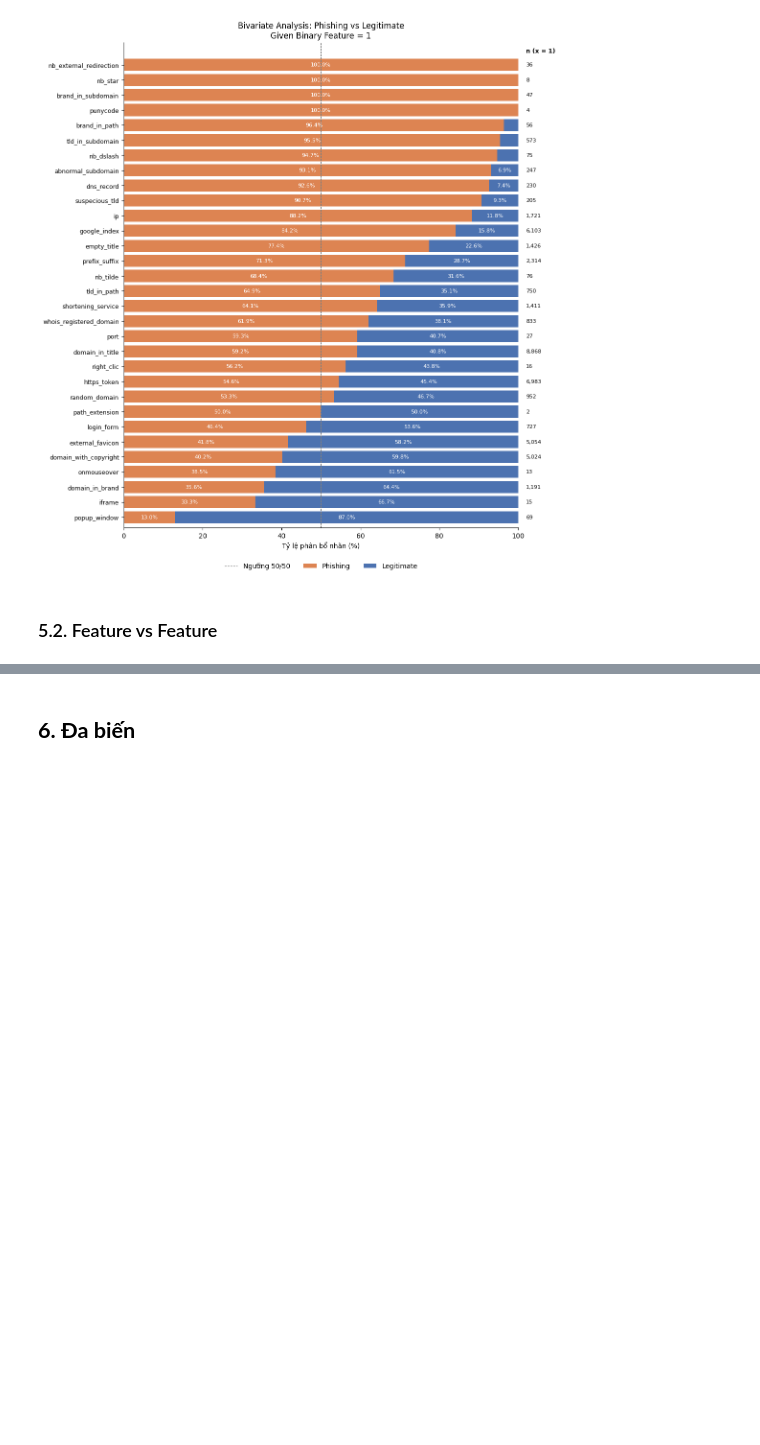
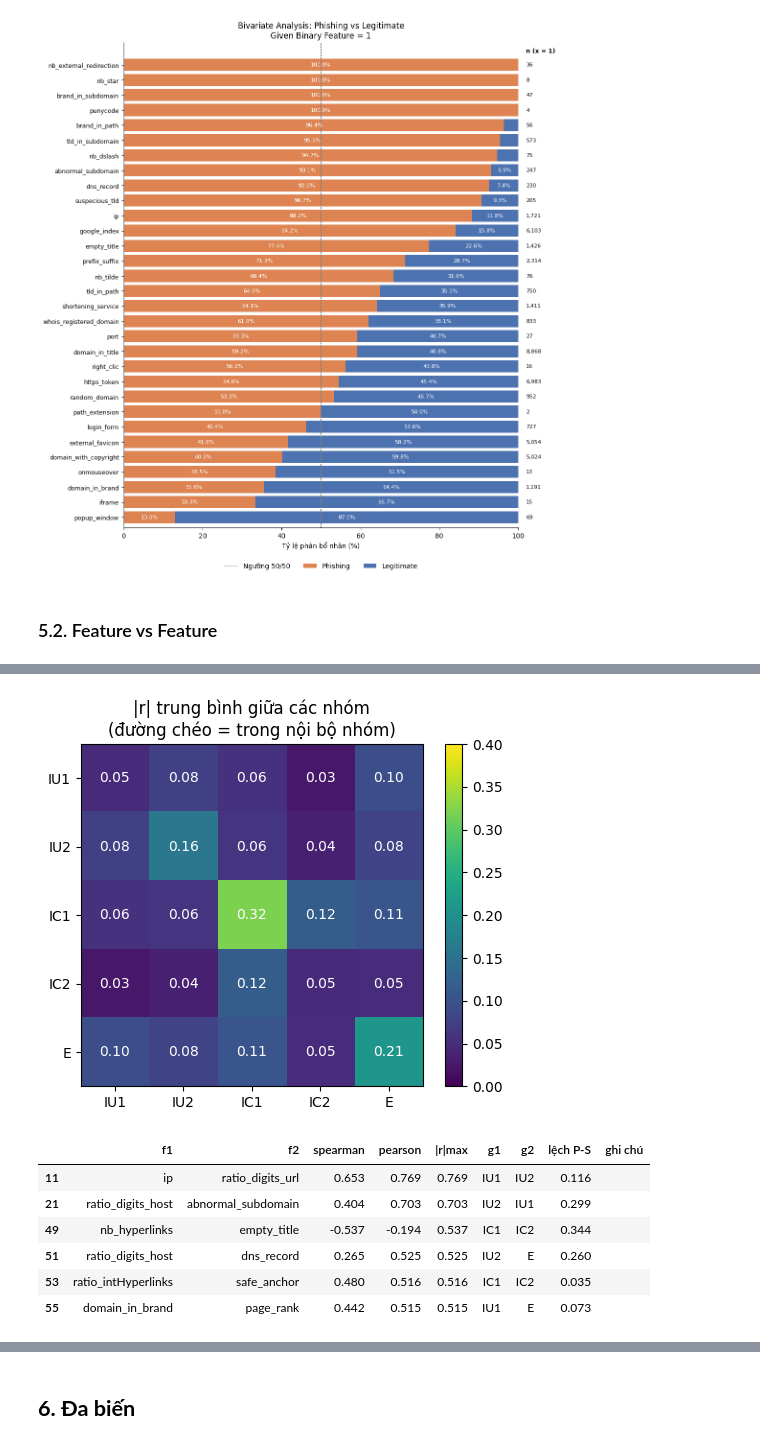
Before and after one commit to xuancuong1019/optimization_algorithm_phishing_detection, a Jupyter notebook: notebooks/01_exploratory_data_analysis.ipynb, the cells around one changed output, grey strips where cells are left out. Drawn from its saved outputs; the diff is of its cells as text; code cells hidden in the pictures; blank space fills up the shorter version.

```diff
--- a/notebooks/01_exploratory_data_analysis.ipynb
+++ b/notebooks/01_exploratory_data_analysis.ipynb
@@ -1117,0 +1532,28 @@ biv_bin_df = plot_binary_bivariate(df, bin_cols)
+# %%
+# ---------- 5.2.2 |r| trung bình giữa các nhóm ----------
+groups = list(GROUP_COLOR)
+blk = pd.DataFrame(index=groups, columns=groups, dtype=float)
+for a in groups:
+    for b in groups:
+        ca = [c for c in act if FEATURE_CLASS[c]==a]; cb = [c for c in act if FEATURE_CLASS[c]==b]
+        v = R.loc[ca, cb].values
+        blk.loc[a, b] = v[np.triu_indices(len(ca),1)].mean() if a==b else v.mean()
+
+fig, ax = plt.subplots(figsize=(5.2, 4.4))
+im = ax.imshow(blk.values, cmap="viridis", vmin=0, vmax=0.4)
+ax.set_xticks(range(5)); ax.set_xticklabels(groups); ax.set_yticks(range(5)); ax.set_yticklabels(groups)
+for i in range(5):
+    for j in range(5): ax.text(j, i, f"{blk.iloc[i,j]:.2f}", ha="center", va="center", color="w", fontsize=10)
+ax.set_title("|r| trung bình giữa các nhóm\n(đường chéo = trong nội bộ nhóm)"); plt.colorbar(im, fraction=0.046)
+plt.tight_layout(); plt.show()
+
+display(pairs[(pairs.g1!=pairs.g2) & (pairs["|r|max"]>=0.5)].round(3))   # cặp liên nhóm đáng chú ý
+# %% [output]
+[figure, added]
+|  | f1 | f2 | spearman | pearson | |r|max | g1 | g2 | lệch P-S | ghi chú |
+| 11 | ip | ratio_digits_url | 0.653 | 0.769 | 0.769 | IU1 | IU2 | 0.116 |  |
+| 21 | ratio_digits_host | abnormal_subdomain | 0.404 | 0.703 | 0.703 | IU2 | IU1 | 0.299 |  |
+| 49 | nb_hyperlinks | empty_title | -0.537 | -0.194 | 0.537 | IC1 | IC2 | 0.344 |  |
+| 51 | ratio_digits_host | dns_record | 0.265 | 0.525 | 0.525 | IU2 | E | 0.260 |  |
+| 53 | ratio_intHyperlinks | safe_anchor | 0.480 | 0.516 | 0.516 | IC1 | IC2 | 0.035 |  |
+| 55 | domain_in_brand | page_rank | 0.442 | 0.515 | 0.515 | IU1 | E | 0.073 |  |
```
Also changed, not shown: parts of 9 cells of this notebook, 2 other files.
